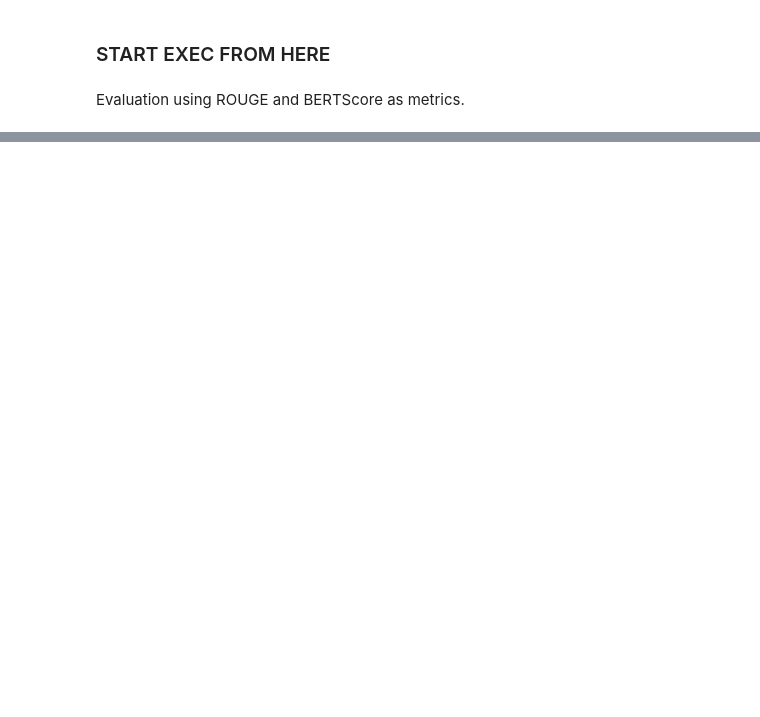
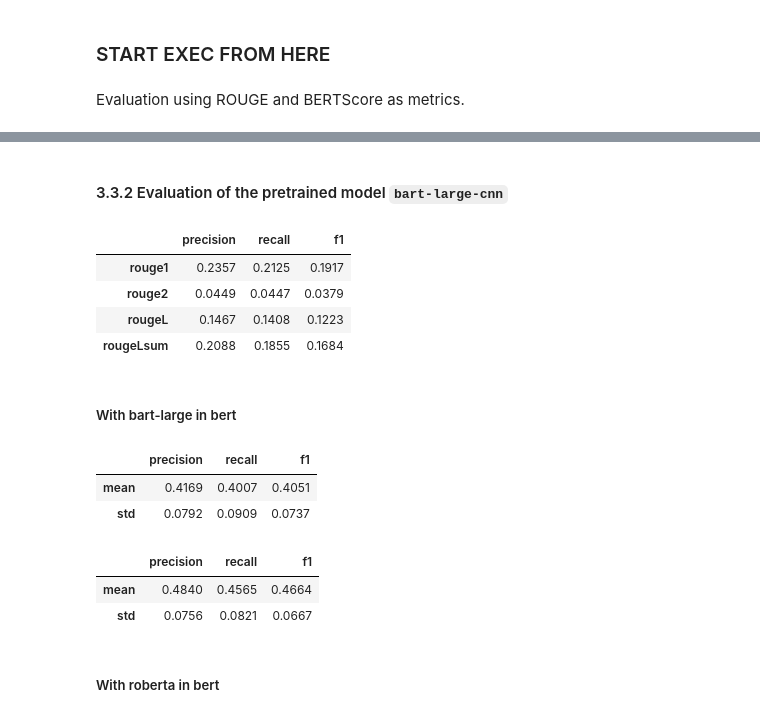
Before and after one commit to TheOnesThatWereAbroad/PodcastSummarization, a Jupyter notebook: abstractive_podcast_summarization.ipynb, the cells around one changed output, grey strips where cells are left out. Cells and saved outputs as stored; diff of their text form; code cells hidden in the pictures; blank space fills up the shorter version.

```diff
--- a/abstractive_podcast_summarization.ipynb
+++ b/abstractive_podcast_summarization.ipynb
@@ -1161,5 +1199,9 @@ Predictions done!
 df_pred = pd.read_csv(os.path.join(dataset_path, "predictions_ft.csv"))
 predictions_ft = df_pred['predictions'].tolist()
 references_ft = df_pred['references'].tolist()
+
+df_pred = pd.read_csv(os.path.join(dataset_path, "predictions_pt.csv"))
+predictions_pt = df_pred['predictions'].tolist()
+references_pt = df_pred['references'].tolist()
 # %% [markdown]
 Evaluation using ROUGE and BERTScore as metrics.
@@ -1204,0 +1332,32 @@ F1: 0.8446694778233039
+# %% [markdown]
+#### 3.3.2 Evaluation of the pretrained model `bart-large-cnn`
+# %%
+# compute the ROUGE score
+rouge_pt = rouge_evaluation(predictions_pt, references_pt)
+rouge_pt
+# %% [output]
+|  | precision | recall | f1 |
+| rouge1 | 0.2357 | 0.2125 | 0.1917 |
+| rouge2 | 0.0449 | 0.0447 | 0.0379 |
+| rougeL | 0.1467 | 0.1408 | 0.1223 |
+| rougeLsum | 0.2088 | 0.1855 | 0.1684 |
+# %% [markdown]
+##### With bart-large in bert
+# %%
+# compute the BERT score
+bertscore_pt = bertscore_evaluation(predictions_pt, references_pt, idf_weighting=True)
+bertscore_pt
+# %% [output]
+|  | precision | recall | f1 |
+| mean | 0.4169 | 0.4007 | 0.4051 |
+| std | 0.0792 | 0.0909 | 0.0737 |
+# %%
+# compute the BERT score
+bertscore_pt = bertscore_evaluation(predictions_pt, references_pt, idf_weighting=False)
+bertscore_pt
+# %% [output]
+|  | precision | recall | f1 |
+| mean | 0.4840 | 0.4565 | 0.4664 |
+| std | 0.0756 | 0.0821 | 0.0667 |
+# %% [markdown]
+##### With roberta in bert
```
Also changed, not shown: parts of 37 cells of this notebook, 1 other file.
